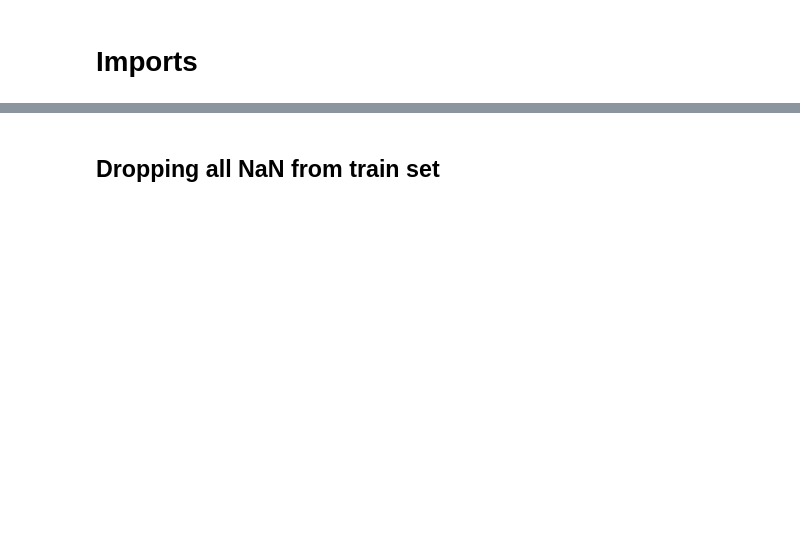
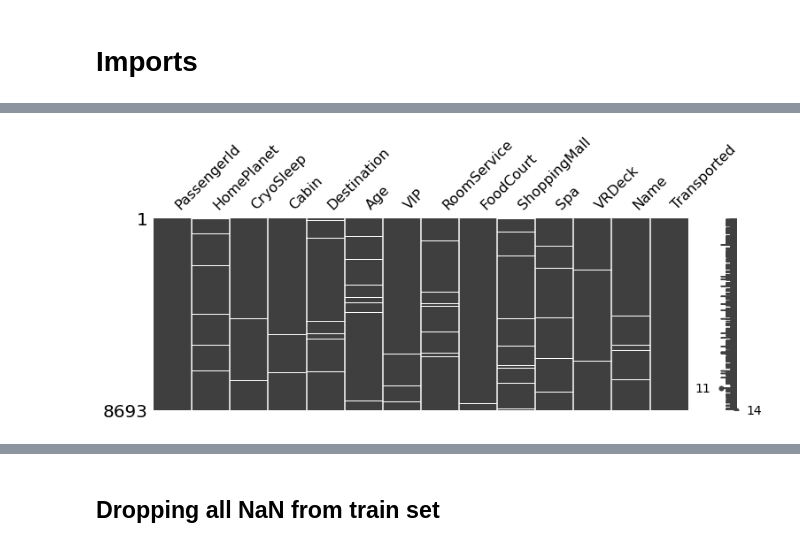
Before and after one commit to lorcanrae/spaceship-titanic, a Jupyter notebook: notebooks/lorcanrae-spacetitanic-EDA-Copy1.ipynb, the cells around one changed output, grey strips where cells are left out. Saved outputs shown, nothing was run; the diff lists cells and outputs as text; code cells hidden in the pictures; blank space fills up the shorter version.

```diff
--- a/notebooks/lorcanrae-spacetitanic-EDA-Copy1.ipynb
+++ b/notebooks/lorcanrae-spacetitanic-EDA-Copy1.ipynb
@@ -297,0 +49,7 @@ ColumnTransformer(transformers=[('pipeline-1',
+# %%
+# Copying train for EDA
+eda_train = train.copy()
+
+# Creating X_train and y_train to feed into the pipe, these will be left relatively untouched until modelling
+X_train = train.drop(columns='Transported')
+y_train = train['Transported']
@@ -297,0 +157,7 @@ ColumnTransformer(transformers=[('pipeline-1',
+# %%
+# taking a look at the Null spread to see if there looks like there is any relationships and if we can drop them
+
+msno.matrix(df=eda_train, figsize=(12,4))
+plt.show()
+# %% [output]
+[figure, added]
```
Also changed, not shown: parts of 126 cells of this notebook, 2 other files.
